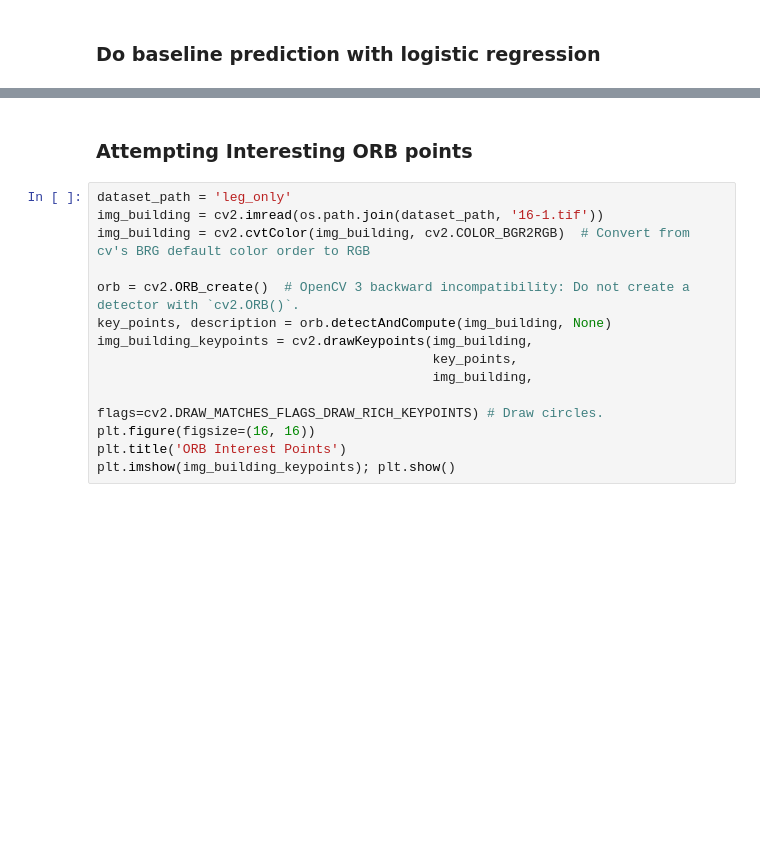
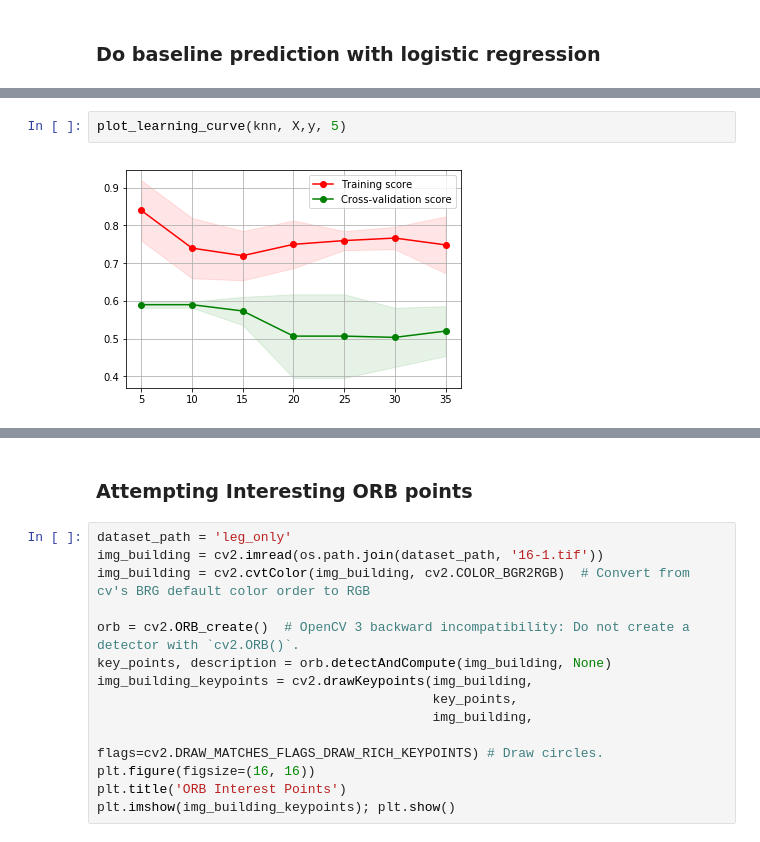
Before and after one commit to jatron/crmo-diagnosis-using-mri, a Jupyter notebook: Baseline.ipynb, the cells around one changed output, grey strips where cells are left out. Saved outputs shown, nothing was run; the diff lists cells and outputs as text; blank space fills up the shorter version.

```diff
--- a/Baseline.ipynb
+++ b/Baseline.ipynb
@@ -173,0 +193,4 @@ train_sizes, train_scores, valid_scores = learning_curve(SVC(kernel='linear'), X
+# %%
+plot_learning_curve(knn, X,y, 5)
+# %% [output]
+[figure, added]
```
Also changed, not shown: parts of 25 cells of this notebook, 1 other file.
